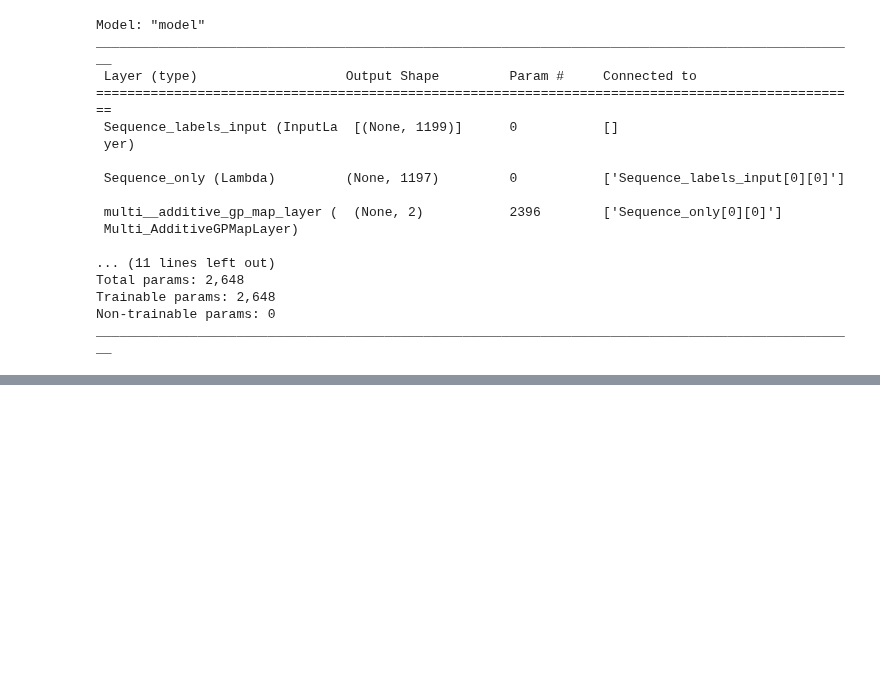
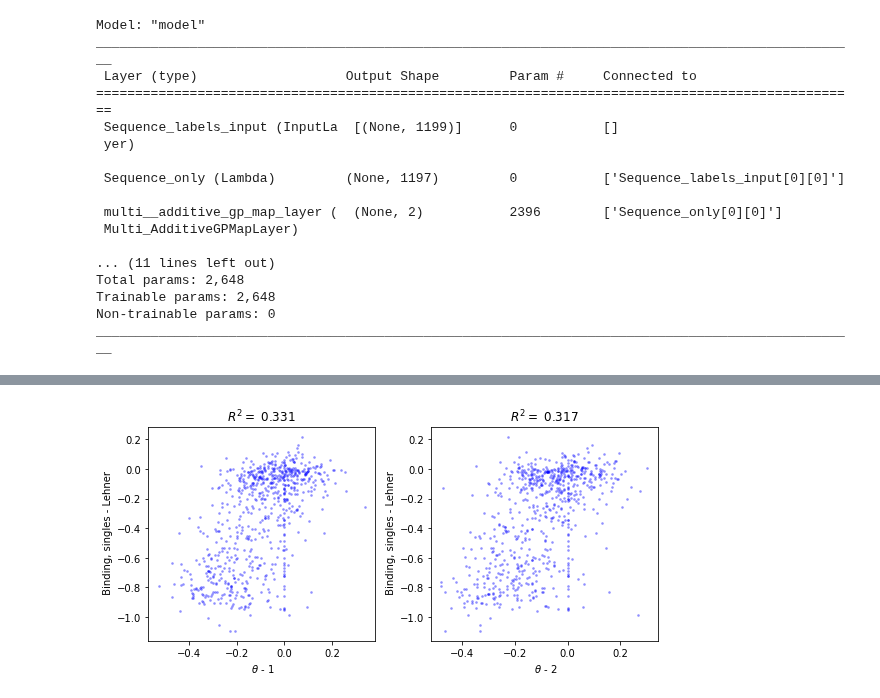
Before and after one commit to jbkinney/mavenn, a Jupyter notebook: mavenn/development_mavenn2/Lehner_double_dms/2023.01.22.multilatent_phi_GE.ipynb, the cells around one changed output, grey strips where cells are left out. Drawn from its saved outputs; the diff is of its cells as text; code cells hidden in the pictures; blank space fills up the shorter version.

```diff
--- a/mavenn/development_mavenn2/Lehner_double_dms/2023.01.22.multilatent_phi_GE.ipynb
+++ b/mavenn/development_mavenn2/Lehner_double_dms/2023.01.22.multilatent_phi_GE.ipynb
@@ -404,3 +429,3 @@ plt.ylabel('Theta global epistasis')
 # %%
-lehner_binding_singles_df = pd.read_csv('data/GRB2-SH3.singles_binding.csv')
+lehner_binding_singles_df = pd.read_csv('data/GRB2-SH3.singles_binding.csv',index_col=[0])
 lehner_binding_singles_df
@@ -418,23 +465,25 @@ for idx in lehner_binding_singles_df.index:
 # %%
 fig, axs = plt.subplots(1,2,figsize=(8,4))
 
 ax = axs[0]
-Rsq = np.corrcoef(theta_lc_consensus_EE_df.fillna(0).values.ravel(),binding_singles_transformed_df.fillna(0).values.ravel())[0,1]**2
-ax.scatter(theta_lc_consensus_EE_df.values.ravel(),binding_singles_transformed_df.values.ravel(),s=3,alpha=0.3,color='blue')
-ax.set_xlabel(' $\\theta$ - exponential enrichment')
+Rsq = np.corrcoef(theta_2_lc[0].ravel(),binding_singles_transformed_df.fillna(0).values.ravel())[0,1]**2
+ax.scatter(theta_2_lc[0].ravel(),binding_singles_transformed_df.values.ravel(),s=3,alpha=0.3,color='blue')
+ax.set_xlabel(' $\\theta$ - 1')
 ax.set_ylabel(' Binding, singles - Lehner')
 ax.set_title(f'$R^2 = $ {Rsq:.3f}')
 
 ax = axs[1]
-Rsq = np.corrcoef(theta_lc_consensus_DM_df.fillna(0).values.ravel(),binding_singles_transformed_df.fillna(0).values.ravel())[0,1]**2
-ax.scatter(theta_lc_consensus_DM_df.values.ravel(),binding_singles_transformed_df.values.ravel(),s=3,alpha=0.3,color='blue')
-ax.set_xlabel(' $\\theta$ - discrete monotonic')
+Rsq = np.corrcoef(theta_2_lc[1].ravel(),binding_singles_transformed_df.fillna(0).values.ravel())[0,1]**2
+ax.scatter(theta_2_lc[1].ravel(),binding_singles_transformed_df.values.ravel(),s=3,alpha=0.3,color='blue')
+ax.set_xlabel(' $\\theta$ - 2')
 ax.set_ylabel(' Binding, singles - Lehner')
 ax.set_title(f'$R^2 = $ {Rsq:.3f}')
 
 fig.tight_layout()
 
-fig.savefig('plots/GRB2_SH3/GRB2_SH3.singles_binding_comparison_to_Lehner.png',dpi=200,bbox_inches='tight')
+#fig.savefig('plots/GRB2_SH3/GRB2_SH3.singles_binding_comparison_to_Lehner.png',dpi=200,bbox_inches='tight')
+# %% [output]
+[figure, added]
 # %%
 # # Create fig and ax objects
 fig, ax = plt.subplots(figsize=[12,4])
```
Also changed, not shown: parts of 23 cells of this notebook.
